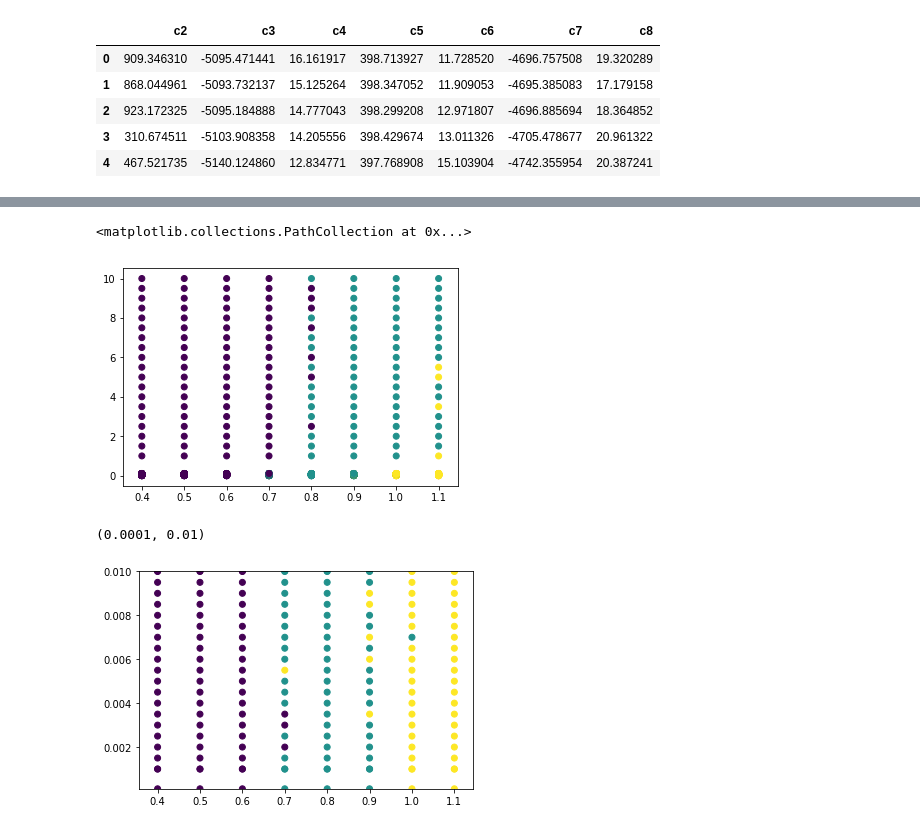
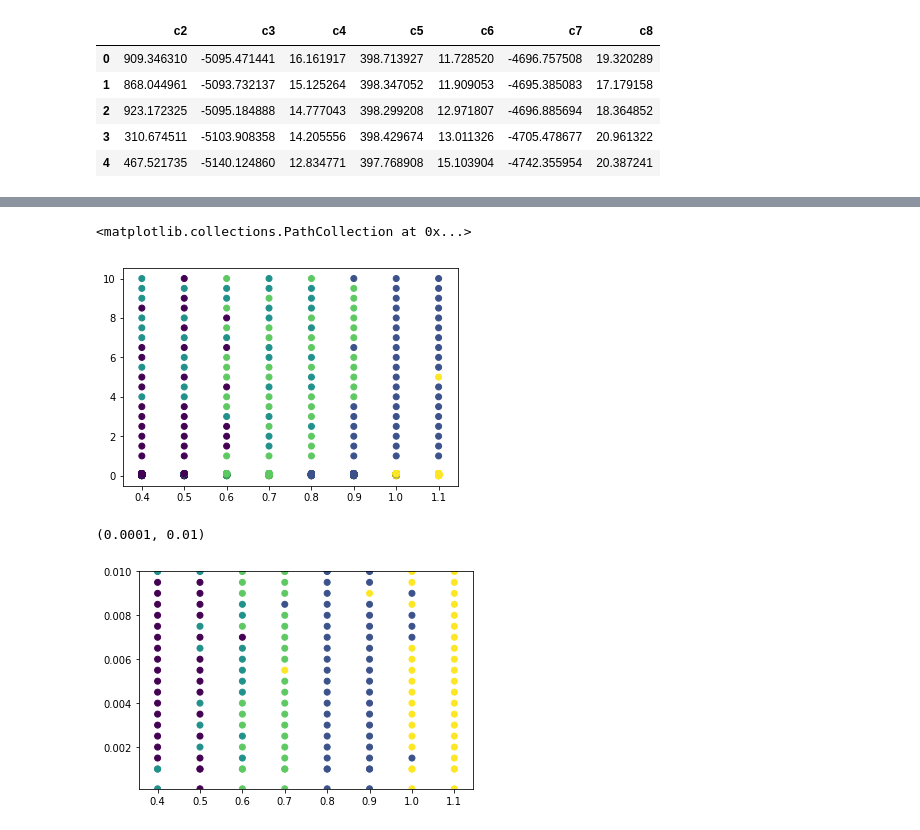
Before and after one commit to AlexVTimofeev/phaseTransitionML, a Jupyter notebook: Clustering1000.ipynb, the cells around one changed output, grey strips where cells are left out. Drawn from its saved outputs; the diff is of its cells as text; code cells hidden in the pictures.

```diff
--- a/Clustering1000.ipynb
+++ b/Clustering1000.ipynb
@@ -67,14 +99,14 @@ data = (data - data.mean())/data.std()
 # %%
 data = data.fillna(0)
 # %%
-kmeans = KMeans(n_clusters=3).fit_predict(data)
+kmeans = KMeans(n_clusters=5).fit_predict(data)
 plt.scatter(x,y,c=kmeans)
 # %% [output]
 <matplotlib.collections.PathCollection at 0x...>
-[figure, old version]
+[figure, new version]
 # %%
 plt.scatter(x,y,c=kmeans)
 plt.ylim(.0001,.01)
 # %% [output]
 (0.0001, 0.01)
-[figure, old version]
+[figure, new version]
```
Also changed, not shown: parts of 9 cells of this notebook.
